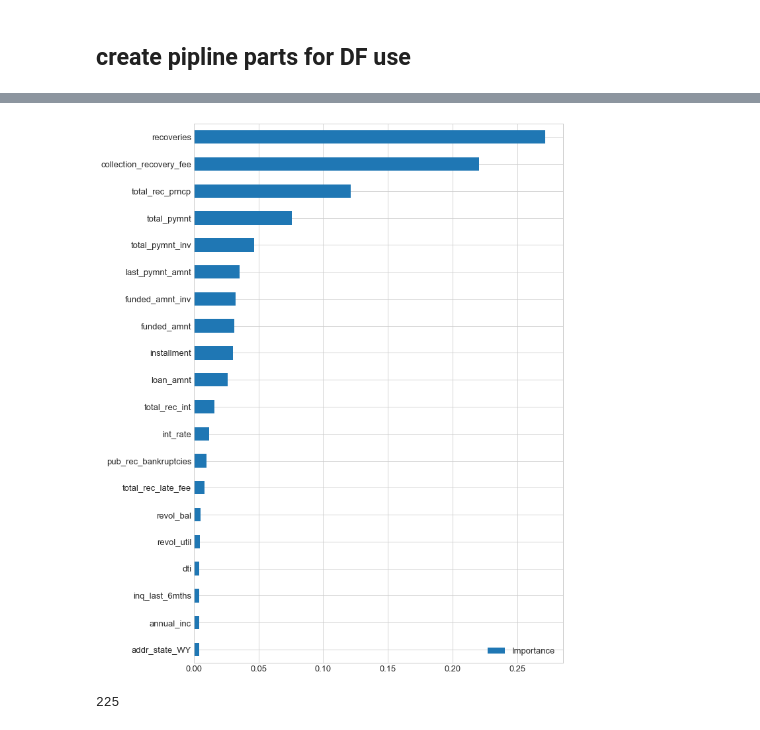
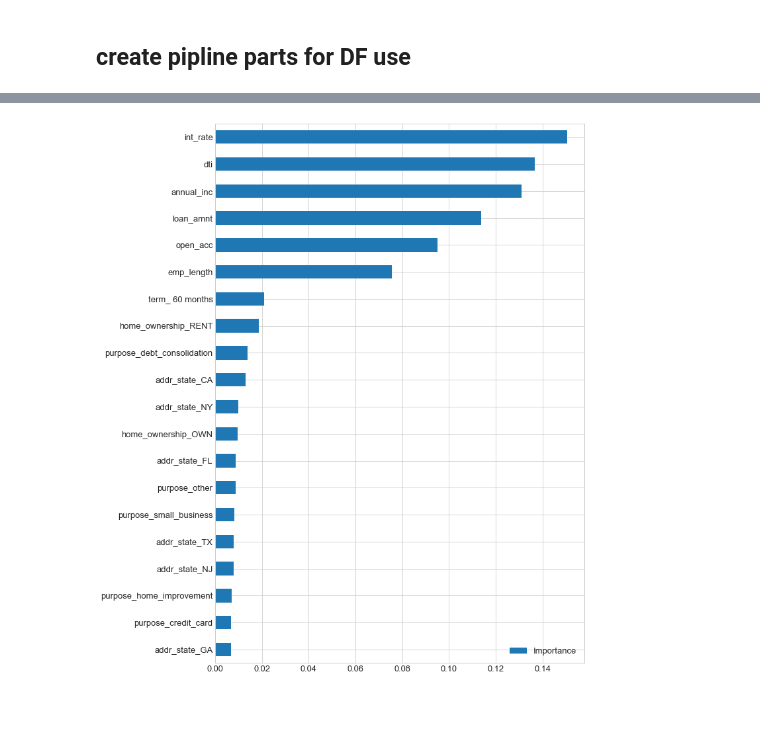
Before and after one commit to torben90/NF_Prj_LendingClub, a Jupyter notebook: sub_notebooks/Model_Based_Feature_Selection_2.ipynb, the cells around one changed output, grey strips where cells are left out. Drawn from its saved outputs; the diff is of its cells as text; code cells hidden in the pictures.

```diff
--- a/sub_notebooks/Model_Based_Feature_Selection_2.ipynb
+++ b/sub_notebooks/Model_Based_Feature_Selection_2.ipynb
@@ -221,20 +144,16 @@ x_cols.shape
 # %%
 preprocess_pipeline = make_pipeline(
-    ColumnSelector(columns=x_cols),
+    ColumnSelector(columns=df_x_encoded.columns),
     FeatureUnion(transformer_list=[
         ("numeric_features", make_pipeline(
-            TypeSelector(np.number),
+            TypeSelector('float64'),
             StandardScaler()
         )),
         ("bool_features", make_pipeline(
-            TypeSelector('bool'),
+            TypeSelector('uint8'),
         )),
         #("categorical_features", make_pipeline(
         #    TypeSelector("category"),
         #    OneHotEncoder()
         #)),
     ]))
-# %%
-preprocess_pipeline.fit(df3.drop(['target'], axis=1))
-X_transformed = preprocess_pipeline.transform(df3.drop(['target'], axis=1))
-X_transformed.shape
@@ -244,0 +160,7 @@ y = df3['target']
+# %%
+preprocess_pipeline.fit(df_x_encoded)
+X_transformed = preprocess_pipeline.transform(df_x_encoded)
+print(X_transformed.shape)
+print(df_x_encoded.shape)
+df_y.shape
+df_y.values
@@ -246,17 +178,13 @@ y = df3['target']
 # Using Random Forest to gain an insight on Feature Importance
 #clf = DecisionTreeClassifier()
 clf = RandomForestClassifier()
-clf.fit(X_transformed, y)
+clf.fit(X_transformed, df_y)
 importance = clf.feature_importances_
 # %%
 plt.style.use('seaborn-whitegrid')
-importance = pd.DataFrame(importance, index=df3.drop(['target'], axis=1).columns, columns=["Importance"])
+importance = pd.DataFrame(importance, index=df_x_encoded.columns, columns=["Importance"])
 importance = importance.sort_values(['Importance'], ascending=True)
 plt.rc('font', size=13)
 importance.tail(n=20).plot(kind='barh', figsize=(10,15));
 # %% [output]
-[figure, old version]
+[figure, new version]
-# %%
-clf.tree_.n_leaves
-# %% [output]
-225
```
Also changed, not shown: parts of 25 cells of this notebook, 3 other files.
